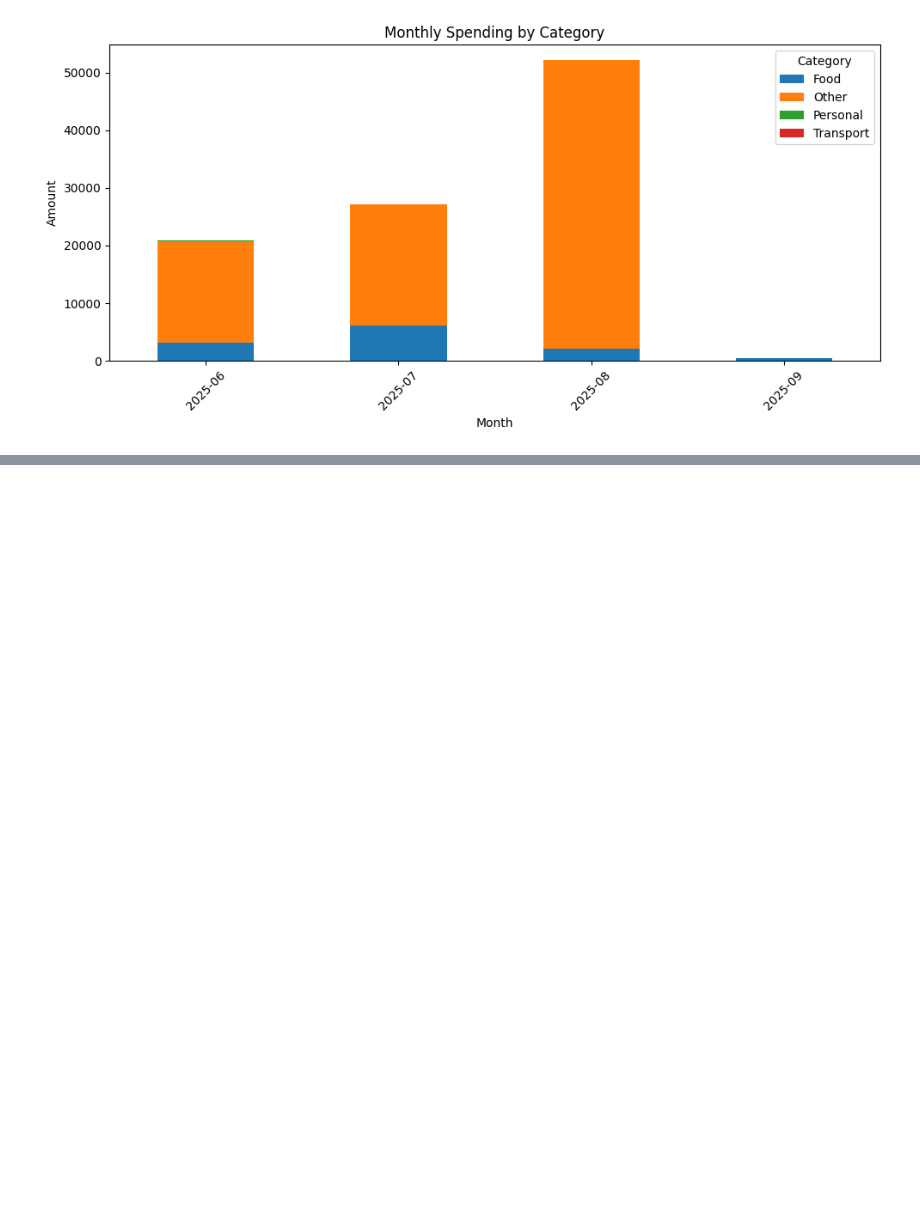
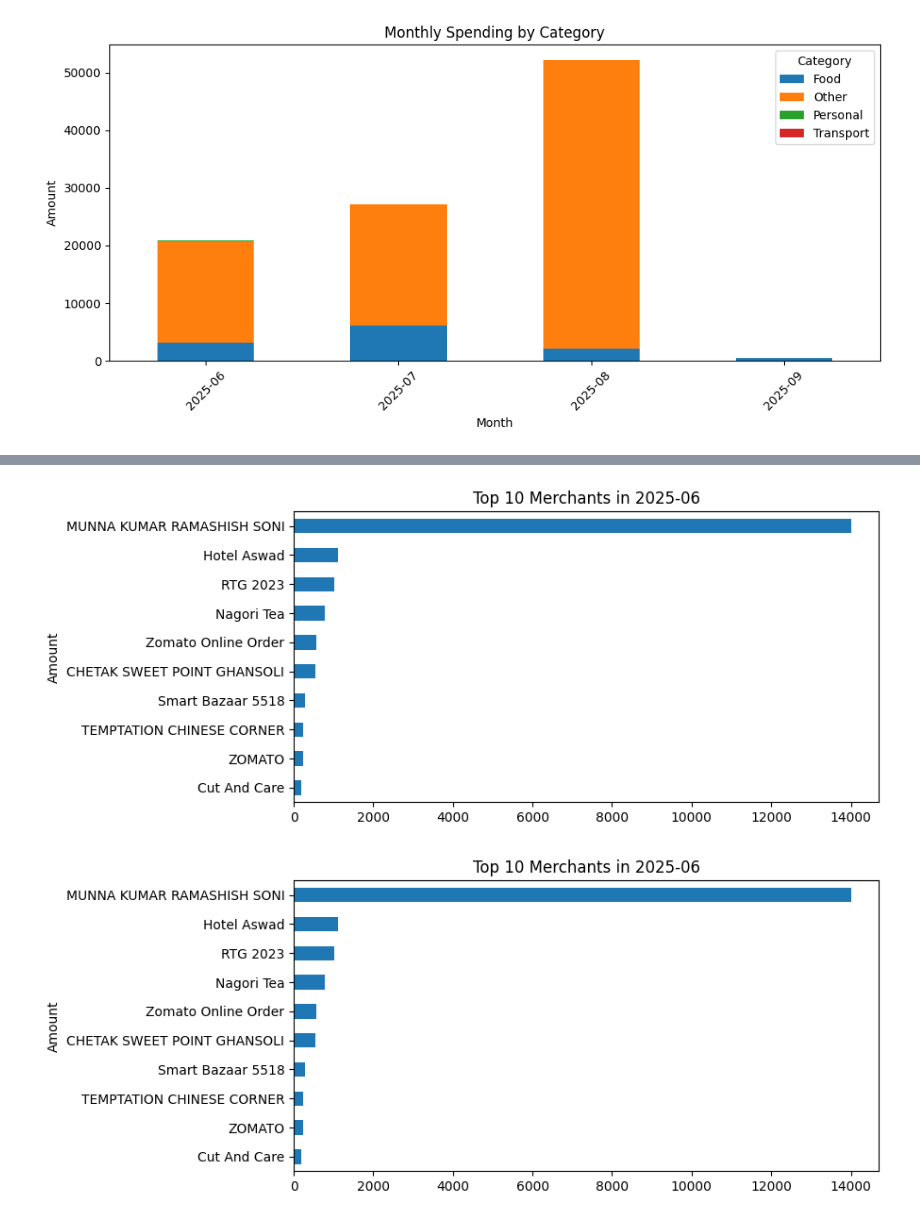
Before and after one commit to Sahil892001/finance-analyzer, a Jupyter notebook: notebooks/analysis_catalog.ipynb, the cells around one changed output, grey strips where cells are left out. Cells and saved outputs as stored; diff of their text form; code cells hidden in the pictures; blank space fills up the shorter version.

```diff
--- a/notebooks/analysis_catalog.ipynb
+++ b/notebooks/analysis_catalog.ipynb
@@ -338,0 +359,5 @@ plt.show()
+# %%
+plot_monthly_top_entities(df, month="2025-06")
+# %% [output]
+[figure, added]
+[figure, added]
```
Also changed, not shown: parts of 5 cells of this notebook, 2 other files.
